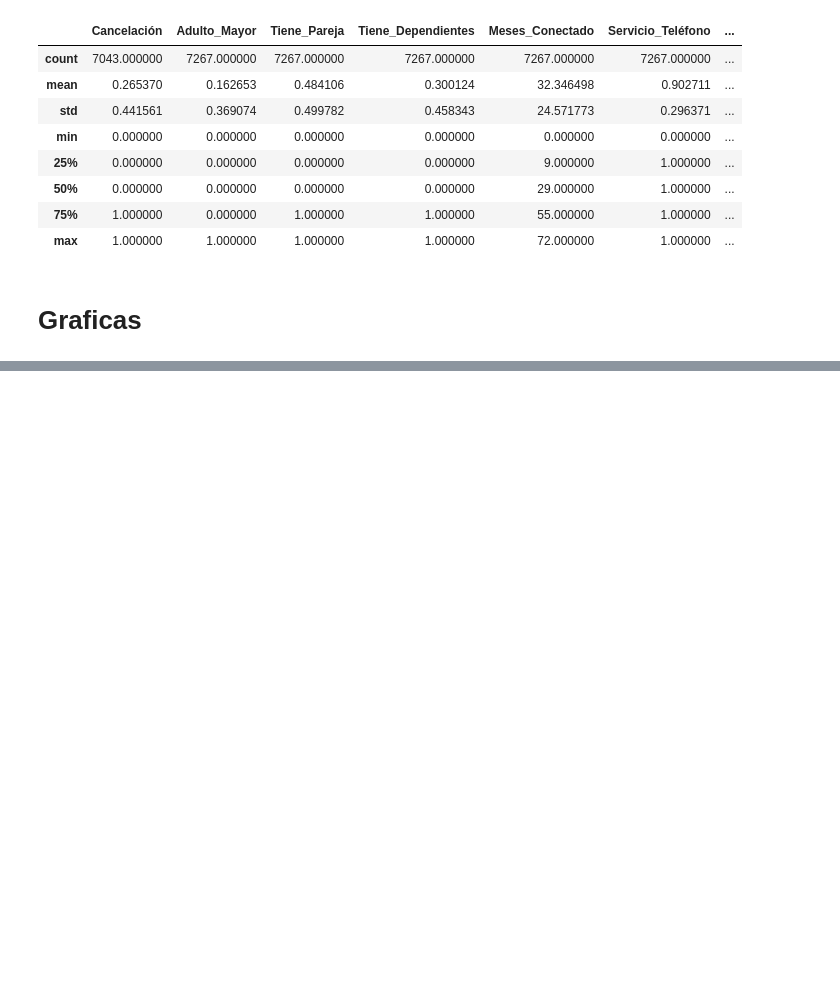
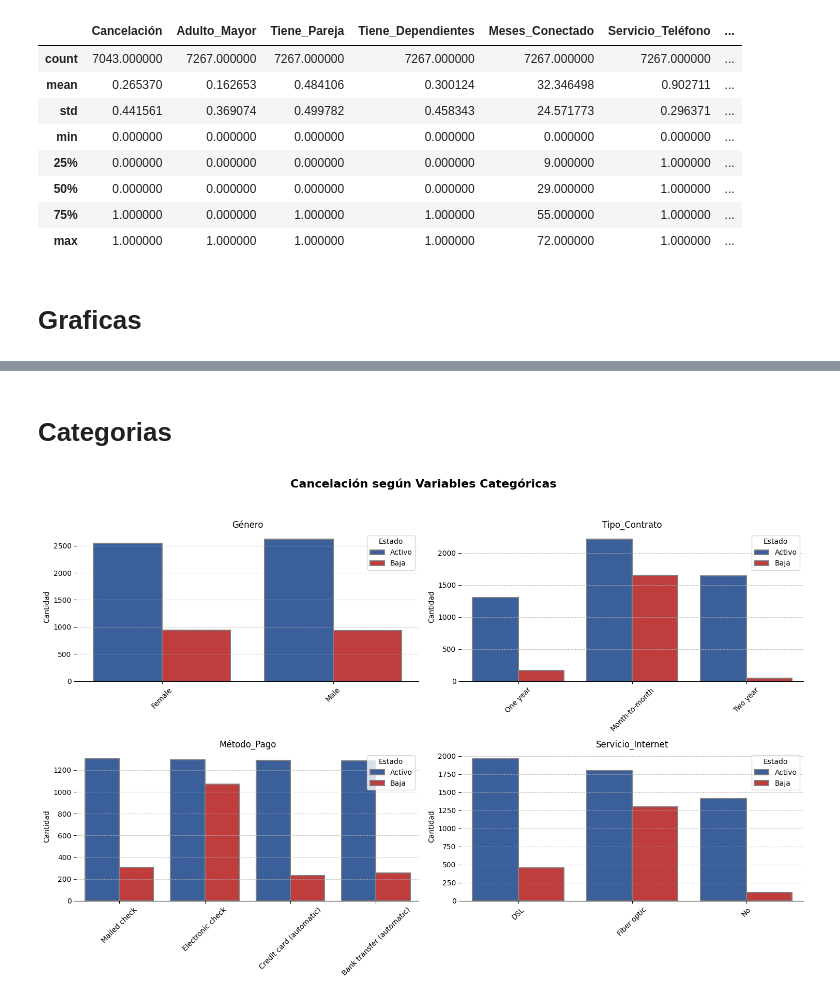
Before and after one commit to r2x4/challenge_2_data_sciense_telecomX, a Jupyter notebook: colab_challenge_2.ipynb, the cells around one changed output, grey strips where cells are left out. Cells and saved outputs as stored; diff of their text form; code cells hidden in the pictures; blank space fills up the shorter version.

```diff
--- a/colab_challenge_2.ipynb
+++ b/colab_challenge_2.ipynb
@@ -382,3 +385,49 @@ fig.update_layout(
 fig.show()
 # %% [output]
 [interactive output not drawn]
+# %% [markdown]
+# **Categorias**
+# %%
+import seaborn as sns
+
+# Variables
+variables = ['Género', 'Tipo_Contrato', 'Método_Pago', 'Servicio_Internet']
+
+# Colores
+colores_plotly = {'Activo': '#2A5CAA', 'Baja': '#D62728'}
+
+# figuras
+fig, axes = plt.subplots(2, 2, figsize=(15, 10))
+fig.suptitle('Cancelación según Variables Categóricas', fontsize=16, fontweight='bold')
+
+# Reorganizar los ejes
+axes = axes.flatten()
+
+# graficos
+for i, var in enumerate(variables):
+    ax = axes[i]
+    sns.countplot(
+        data=df_clean,
+        x=var,
+        hue='Estado',
+        palette=colores_plotly,
+        ax=ax,
+        edgecolor='gray',
+        linewidth=1.5
+    )
+    ax.set_title(f'{var}', fontsize=12)
+    ax.set_xlabel('')
+    ax.set_ylabel('Cantidad')
+    ax.tick_params(axis='x', rotation=45)
+
+    # Estilo tipo Plotly
+    ax.set_facecolor('white')
+    ax.grid(axis='y', linestyle='--', alpha=0.7)
+    ax.spines['top'].set_visible(False)
+    ax.spines['right'].set_visible(False)
+    ax.spines['left'].set_visible(False)
+
+plt.tight_layout(rect=[0, 0, 1, 0.95])
+plt.show()
+# %% [output]
+[figure, added]
```
Also changed, not shown: parts of 2 cells of this notebook.
